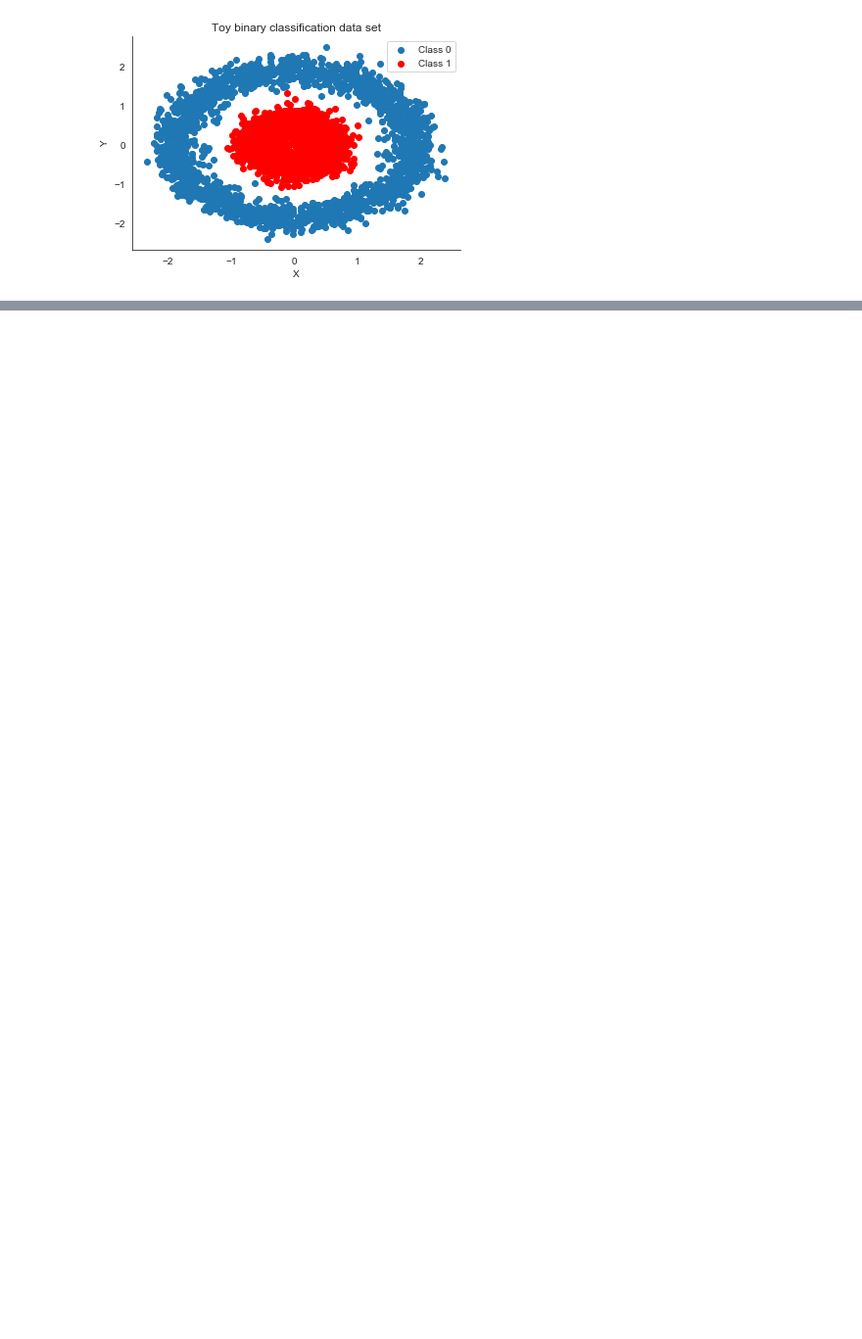
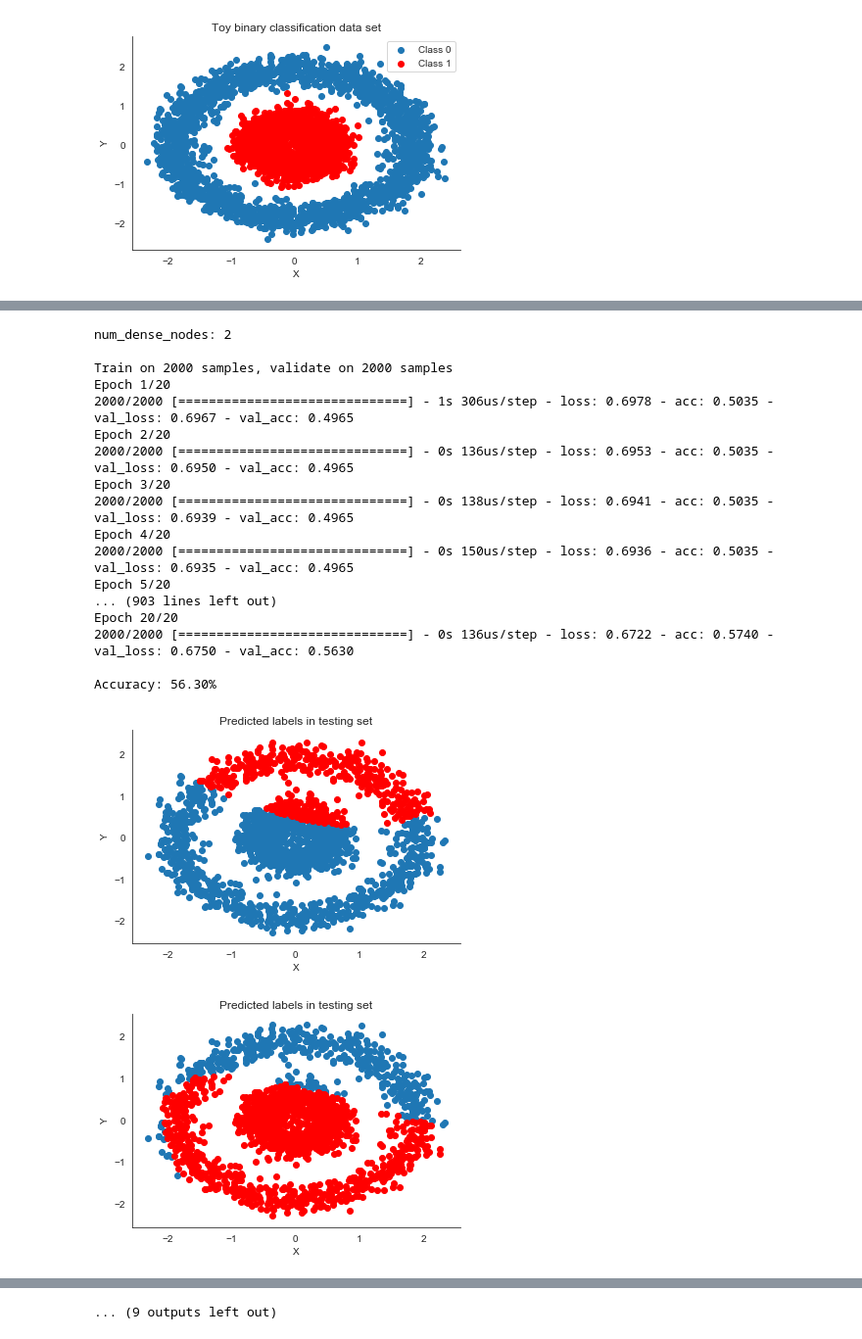
Before and after one commit to soulforger0/GPopt_4_Bayesian_NN, a Jupyter notebook: GPopt_4_NN.ipynb, the cells around one changed output, grey strips where cells are left out. Shown: that part at 98% size. Saved outputs shown, nothing was run; the diff lists cells and outputs as text; code cells hidden in the pictures; blank space fills up the shorter version.

```diff
--- a/GPopt_4_NN.ipynb
+++ b/GPopt_4_NN.ipynb
@@ -51,3 +51,31 @@ dim_num_dense_nodes = Integer(low=2, high=40, name='num_dense_nodes')
 dimensions = [dim_num_dense_nodes]
 # %%
 default_parameters = [2]
+# %%
+def create_model(num_dense_nodes):
+    """
+    Hyper-parameters:
+    learning_rate:     Learning-rate for the optimizer.
+    num_dense_layers:  Number of dense layers.
+    num_dense_nodes:   Number of nodes in each dense layer.
+    activation:        Activation function for all layers.
+    """
+
+    # Start construction of a Keras Sequential model.
+    model = keras.Sequential([
+    keras.layers.Dense(num_dense_nodes, activation=tf.nn.sigmoid, input_shape=(2,)),
+    keras.layers.Dense(num_dense_nodes, activation=tf.nn.sigmoid),
+    keras.layers.Dense(1, activation=tf.nn.sigmoid)
+    ])
+
+
+
+    # Use the Adam method for training the network.
+    # We want to find the best learning-rate for the Adam method.
+    optimizer = tf.keras.optimizers.Adam()
+
+    # In Keras we need to compile the model so it can be trained.
+    model.compile(optimizer=optimizer,
+                  loss='binary_crossentropy',
+                  metrics=['accuracy'])
+    return model
@@ -53,0 +220,28 @@ default_parameters = [2]
+# %%
+#start searching hyper parameter with gp
+# we will do 11 call of fitness function, start with default parameters
+search_result = gp_minimize(func=fitness,
+                            dimensions=dimensions,
+                            acq_func='EI', # Expected Improvement.
+                            n_calls=20,
+                            x0=default_parameters)
+# %% [output]
+num_dense_nodes: 2
+
+Train on 2000 samples, validate on 2000 samples
+Epoch 1/20
+2000/2000 [==============================] - 1s 306us/step - loss: 0.6978 - acc: 0.5035 - val_loss: 0.6967 - val_acc: 0.4965
+Epoch 2/20
+2000/2000 [==============================] - 0s 136us/step - loss: 0.6953 - acc: 0.5035 - val_loss: 0.6950 - val_acc: 0.4965
+Epoch 3/20
+2000/2000 [==============================] - 0s 138us/step - loss: 0.6941 - acc: 0.5035 - val_loss: 0.6939 - val_acc: 0.4965
+Epoch 4/20
+2000/2000 [==============================] - 0s 150us/step - loss: 0.6936 - acc: 0.5035 - val_loss: 0.6935 - val_acc: 0.4965
+Epoch 5/20
+... (903 lines left out)
+Epoch 20/20
+2000/2000 [==============================] - 0s 136us/step - loss: 0.6722 - acc: 0.5740 - val_loss: 0.6750 - val_acc: 0.5630
+
+Accuracy: 56.30%
+[figure, added]
+[figure, added]
@@ -53,0 +257 @@ default_parameters = [2]
+... (9 outputs left out)
```
Also changed, not shown: parts of 23 cells of this notebook.
